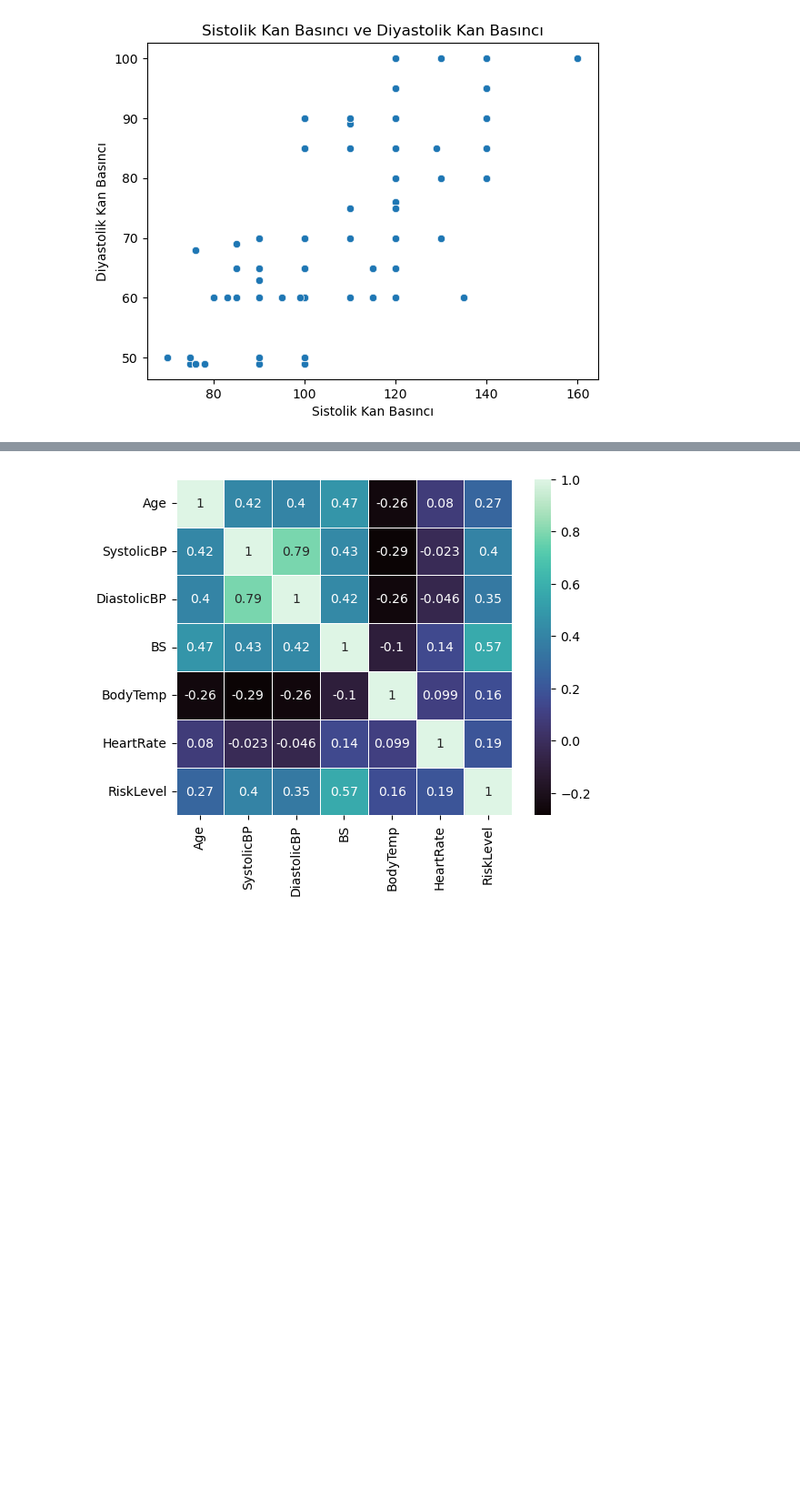
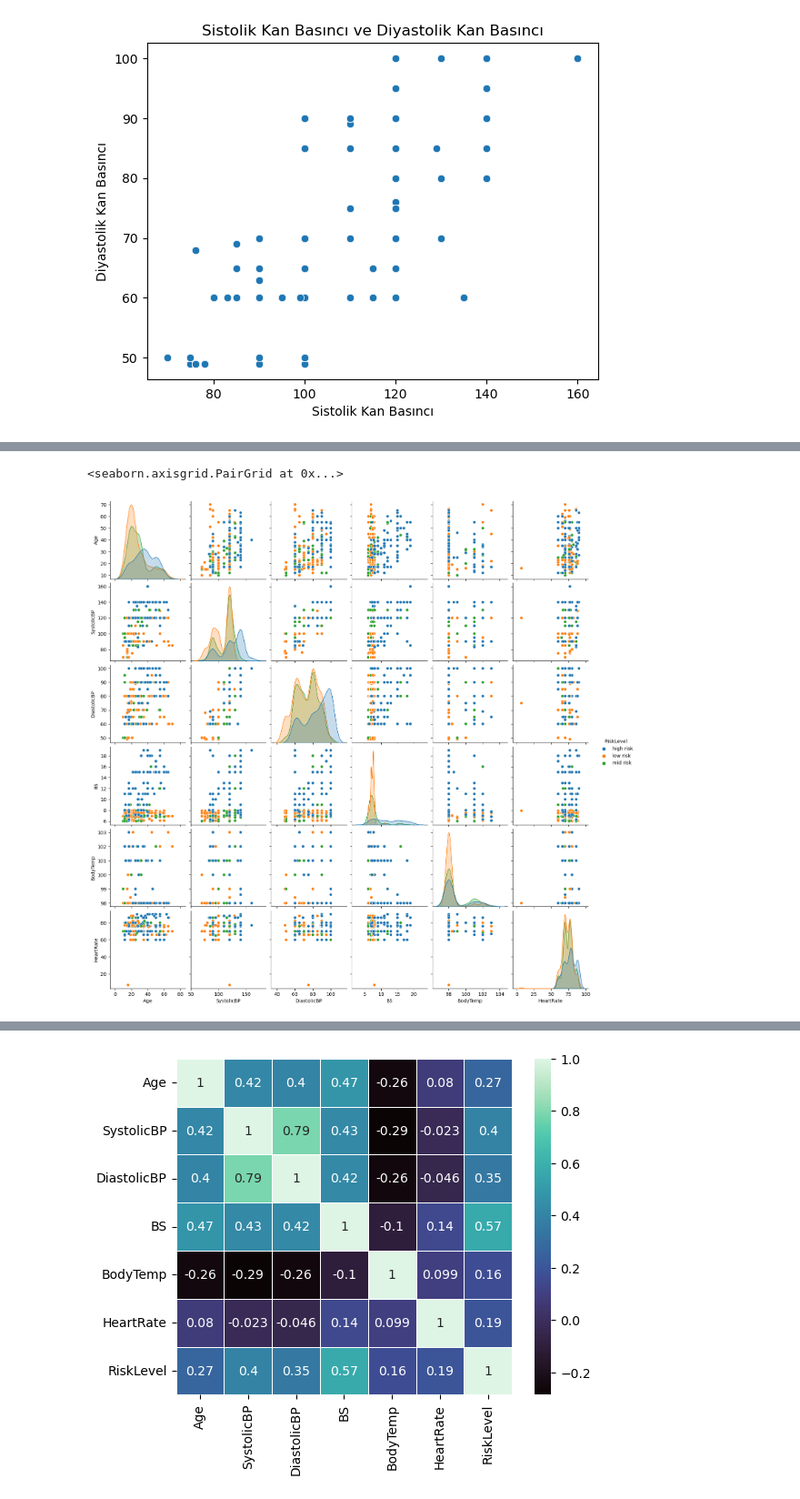
Before and after one commit to alegron-exe/maternal_health_risk, a Jupyter notebook: maternal_health_risk.ipynb, the cells around one changed output, grey strips where cells are left out. Shown at 91% size. Drawn from its saved outputs; the diff is of its cells as text; code cells hidden in the pictures; blank space fills up the shorter version.

```diff
--- a/maternal_health_risk.ipynb
+++ b/maternal_health_risk.ipynb
@@ -238,0 +267,5 @@ plt.title("Sistolik Kan Basıncı ve Diyastolik Kan Basıncı");
+# %%
+sns.pairplot(data=data,hue="RiskLevel")
+# %% [output]
+<seaborn.axisgrid.PairGrid at 0x...>
+[figure, added]
```
Also changed, not shown: parts of 40 cells of this notebook.
